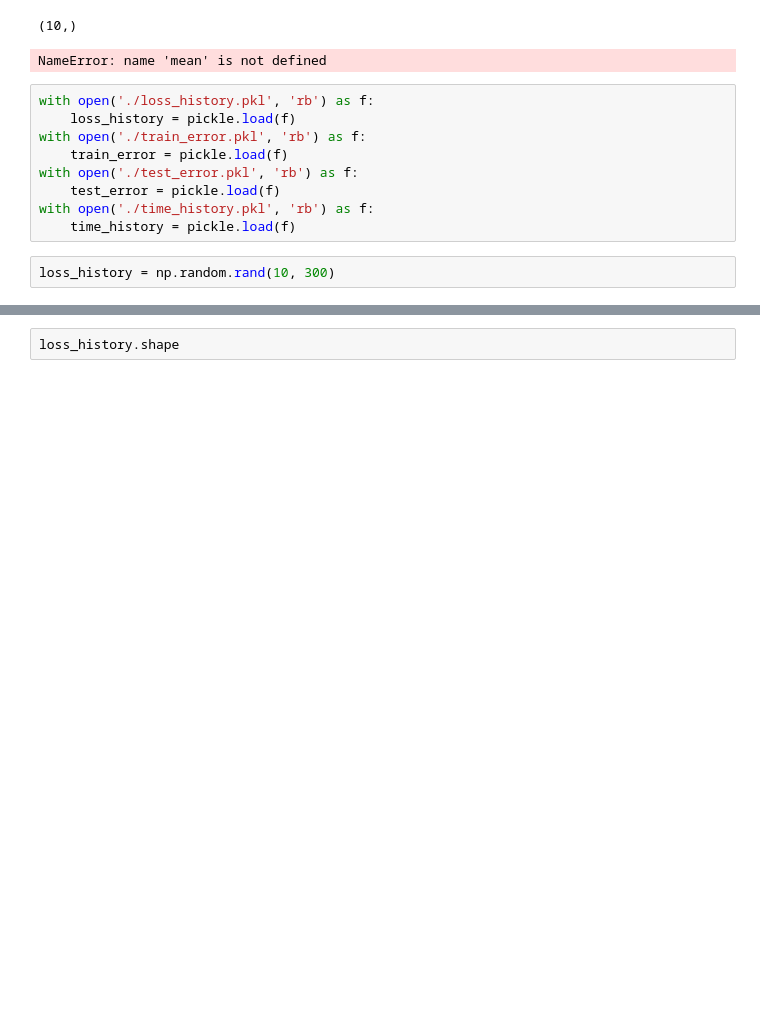
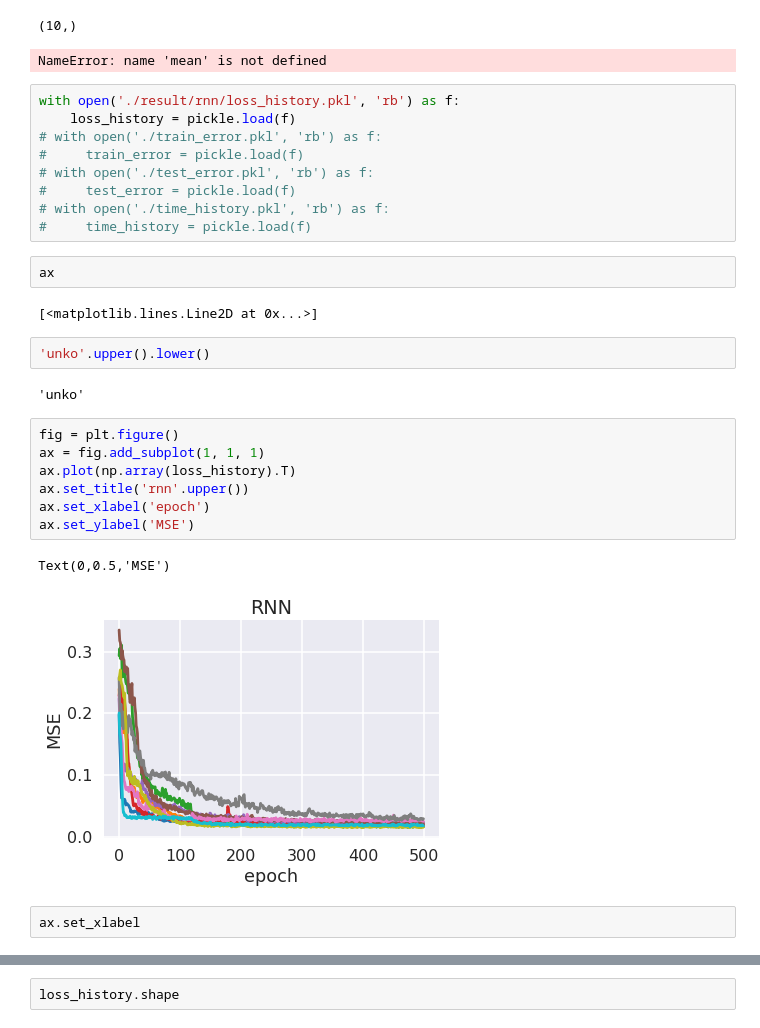
Before and after one commit to takatex/nn-time-sequence-prediction, a Jupyter notebook: Untitled1.ipynb, the cells around one changed output, grey strips where cells are left out. Cells and saved outputs as stored; diff of their text form; blank space fills up the shorter version.

```diff
--- a/Untitled1.ipynb
+++ b/Untitled1.ipynb
@@ -15,13 +15,31 @@ np.mean(a, axis=1).shape
 # %% [output]
 NameError: name 'mean' is not defined
 # %%
-with open('./loss_history.pkl', 'rb') as f:
+with open('./result/rnn/loss_history.pkl', 'rb') as f:
     loss_history = pickle.load(f)
-with open('./train_error.pkl', 'rb') as f:
-    train_error = pickle.load(f)
-with open('./test_error.pkl', 'rb') as f:
-    test_error = pickle.load(f)
-with open('./time_history.pkl', 'rb') as f:
-    time_history = pickle.load(f)
+# with open('./train_error.pkl', 'rb') as f:
+#     train_error = pickle.load(f)
+# with open('./test_error.pkl', 'rb') as f:
+#     test_error = pickle.load(f)
+# with open('./time_history.pkl', 'rb') as f:
+#     time_history = pickle.load(f)
-# %%
-loss_history = np.random.rand(10, 300)
+# %%
+ax
+# %% [output]
+[<matplotlib.lines.Line2D at 0x...>]
+# %%
+'unko'.upper().lower()
+# %% [output]
+'unko'
+# %%
+fig = plt.figure()
+ax = fig.add_subplot(1, 1, 1)
+ax.plot(np.array(loss_history).T)
+ax.set_title('rnn'.upper())
+ax.set_xlabel('epoch')
+ax.set_ylabel('MSE')
+# %% [output]
+Text(0,0.5,'MSE')
+[figure, added]
+# %%
+ax.set_xlabel
```
Also changed, not shown: parts of 18 cells of this notebook, 39 other files.
